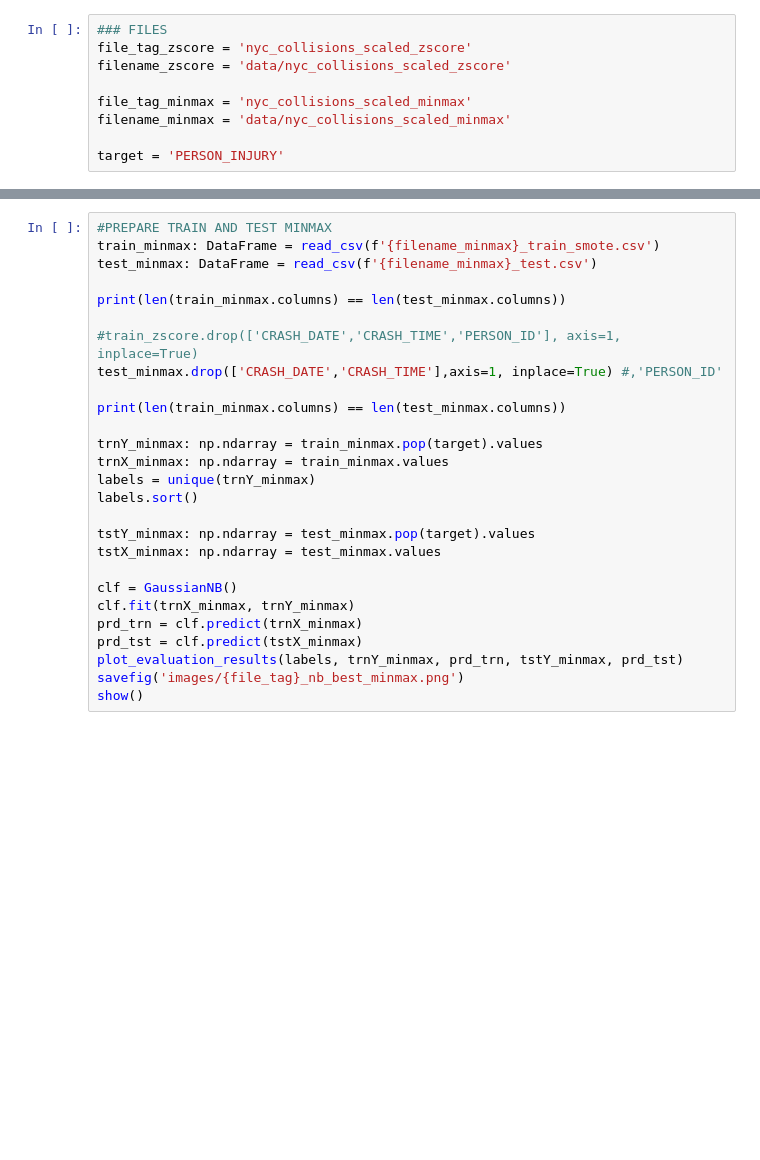
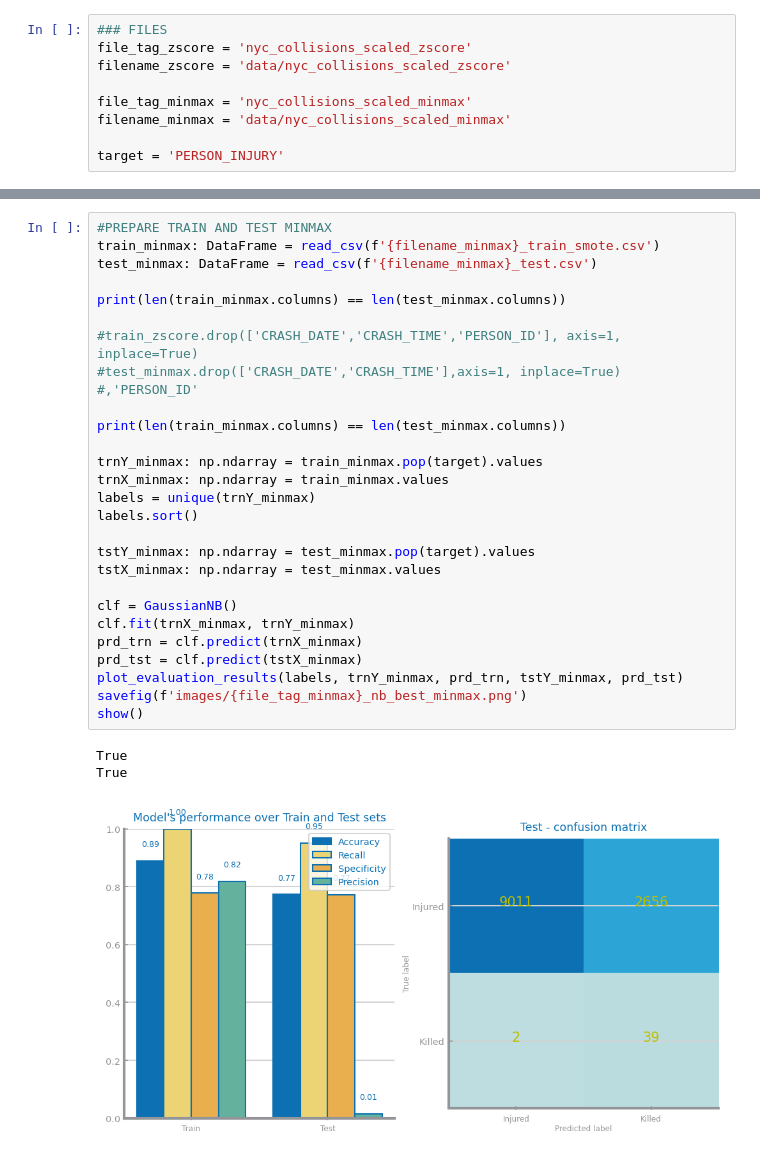
Before and after one commit to falc00/projetoCD, a Jupyter notebook: lab4_dataset1.ipynb, the cells around one changed output, grey strips where cells are left out. Cells and saved outputs as stored; diff of their text form; blank space fills up the shorter version.

```diff
--- a/lab4_dataset1.ipynb
+++ b/lab4_dataset1.ipynb
@@ -55,30 +55,34 @@ True
 # %%
 #PREPARE TRAIN AND TEST MINMAX
 train_minmax: DataFrame = read_csv(f'{filename_minmax}_train_smote.csv')
 test_minmax: DataFrame = read_csv(f'{filename_minmax}_test.csv')
 
 print(len(train_minmax.columns) == len(test_minmax.columns))
 
 #train_zscore.drop(['CRASH_DATE','CRASH_TIME','PERSON_ID'], axis=1, inplace=True)
-test_minmax.drop(['CRASH_DATE','CRASH_TIME'],axis=1, inplace=True) #,'PERSON_ID'
+#test_minmax.drop(['CRASH_DATE','CRASH_TIME'],axis=1, inplace=True) #,'PERSON_ID'
 
 print(len(train_minmax.columns) == len(test_minmax.columns))
 
 trnY_minmax: np.ndarray = train_minmax.pop(target).values
 trnX_minmax: np.ndarray = train_minmax.values
 labels = unique(trnY_minmax)
 labels.sort()
 
 tstY_minmax: np.ndarray = test_minmax.pop(target).values
 tstX_minmax: np.ndarray = test_minmax.values
 
 clf = GaussianNB()
 clf.fit(trnX_minmax, trnY_minmax)
 prd_trn = clf.predict(trnX_minmax)
 prd_tst = clf.predict(tstX_minmax)
 plot_evaluation_results(labels, trnY_minmax, prd_trn, tstY_minmax, prd_tst)
-savefig('images/{file_tag}_nb_best_minmax.png')
+savefig(f'images/{file_tag_minmax}_nb_best_minmax.png')
 show()
+# %% [output]
+True
+True
+[figure, added]
 # %%
 #MINMAX STUDY
 estimators = {'GaussianNB': GaussianNB(),
```
Also changed, not shown: parts of 3 cells of this notebook.
